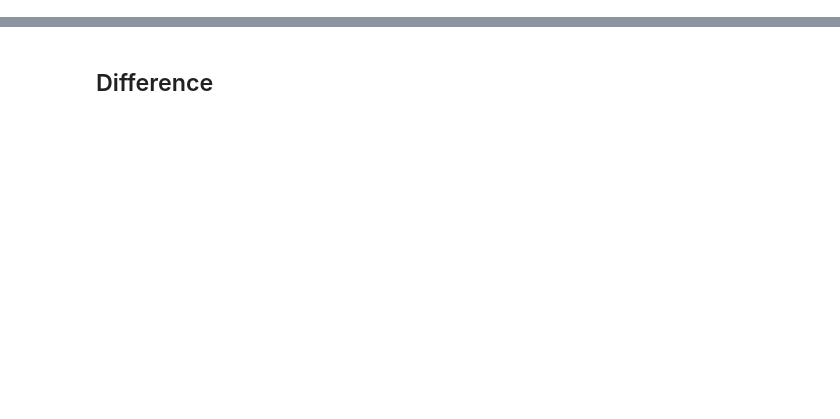
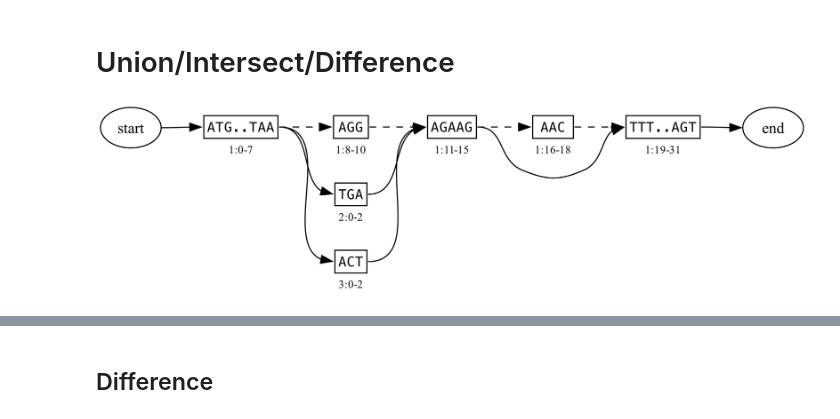
Before and after one commit to ginkgobioworks/gen, a Jupyter notebook: docs/figures/operators.ipynb, the cells around one changed output, grey strips where cells are left out. Saved outputs shown, nothing was run; the diff lists cells and outputs as text; code cells hidden in the pictures; blank space fills up the shorter version.

```diff
--- a/docs/figures/operators.ipynb
+++ b/docs/figures/operators.ipynb
@@ -182 +207,20 @@ NetworkXError: The node 2 is not in the digraph.
+# %% [markdown]
+# Union/Intersect/Difference
+# %%
+# Make the universe:
+G_all = deepcopy(G_ref)
+G_all.remove_highlights()
+
+# Deletion:
+G_all.add_edge((n1, 15), (n1, 19))
+
+# Substitutions:
+n3 = G_all.add_node('TGA')
+G_all.add_edge((n1, 7), (n3, 0))
+G_all.add_edge((n3, 2), (n1, 11))
+n4 = G_all.add_node('ACT')
+G_all.add_edge((n1, 7), (n4, 0))
+G_all.add_edge((n4, 2), (n1, 11))
+# %% [output]
+[figure, added]
 # %%
```
Also changed, not shown: parts of 13 cells of this notebook, 25 other files.
